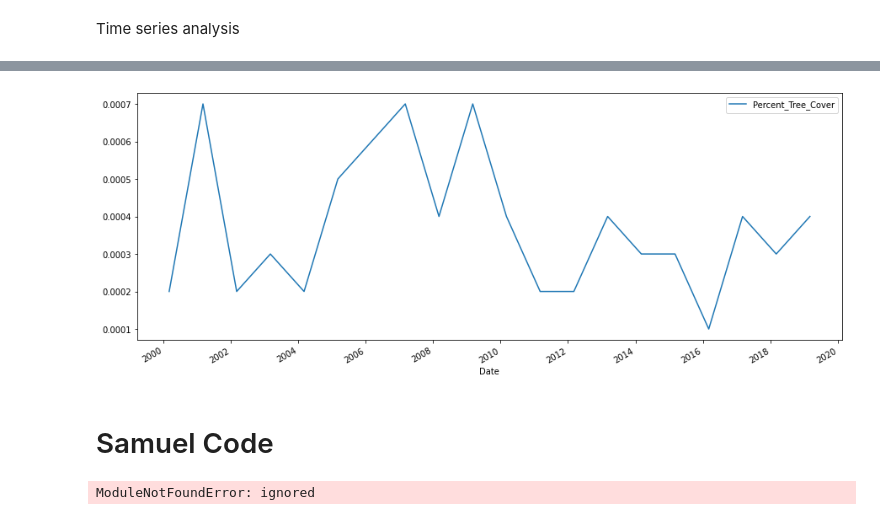
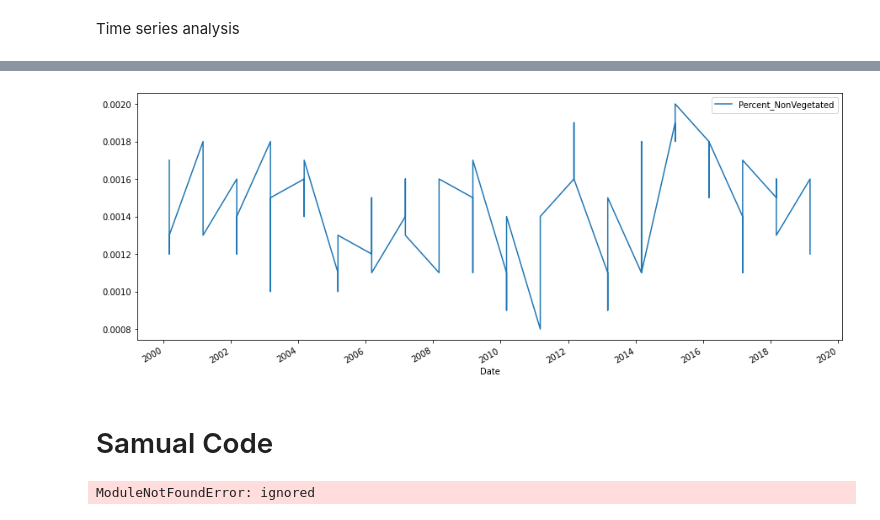
Before and after one commit to eshelman-s/mynewrepository, a Jupyter notebook: SENSE_2020_W1_Group_3_SE_EK.ipynb, the cells around one changed output, grey strips where cells are left out. Cells and saved outputs as stored; diff of their text form; code cells hidden in the pictures.

```diff
--- a/SENSE_2020_W1_Group_3_SE_EK.ipynb
+++ b/SENSE_2020_W1_Group_3_SE_EK.ipynb
@@ -90,13 +72,20 @@ import pandas as pd
 from pylab import *
 from matplotlib.pylab import rcParams
 
+collection = ee.ImageCollection('MODIS/006/MOD44B').filterBounds(zoomed_out).select('Percent_NonVegetated')
 
 # Define point
-#point = ee.Geometry.Point(-71.8059, 19.009215)
-
+point = ee.Geometry.Polygon(
+        [[[-74.60668900677238, 20.088333497505946],
+          [-74.60668900677238, 17.687361057873034],
+          [-68.11376908489738, 17.687361057873034],
+          [-68.11376908489738, 20.088333497505946]]])
 # Get info from the point
 
-info = collection.getRegion(zoomed_in,10).getInfo() # change colelction by series
+
+
+info = collection.getRegion((zoomed_out),250000).getInfo() # change colelction by series
+
 print(info)
 
 # Reshape image collection
@@ -111,8 +100,8 @@ iTime = header.index('time')
 time = [datetime.datetime.fromtimestamp(i/1000) for i in (data[0:,iTime].astype(int))]
 
 # List of used image bands
-# band in this is EVI= Enhanced vegetation index
-band_list = ['Percent_Tree_Cover', 'Percent_NonTree_Vegetation']
+# band in this is Percent_Tree_Cover
+band_list = ['Percent_NonVegetated']
 #take the index of b for eact b in band_list
 iBands = [header.index(b) for b in band_list]
 
@@ -125,7 +114,7 @@ ptc = yData[:,0]*0.0001 # USGS specifications: scale factor
 print(ptc)
 
 # Reshape EVI array into Pandas Dataframe
-df = pd.DataFrame(data=evi, columns=['Percent_Tree_Cover'])
+df = pd.DataFrame(data=ptc, columns=['Percent_NonVegetated'])
 #print(df)
 
 df['Date'] = pd.Series(time, index=df.index)
@@ -135,13 +130,13 @@ EEException: ignored
 # %%
 # Plotting
 
 rcParams['figure.figsize'] = 15, 6
-df.plot(y='Percent_Tree_Cover',x='Date')
+df.plot(y='Percent_NonVegetated',x='Date')
 plt.show()
 # %% [output]
-[figure, old version]
+[figure, new version]
 # %% [markdown]
-# Samuel Code
+# Samual Code
 # %%
 import ee
 import geemap
```
Also changed, not shown: parts of 6 cells of this notebook.
